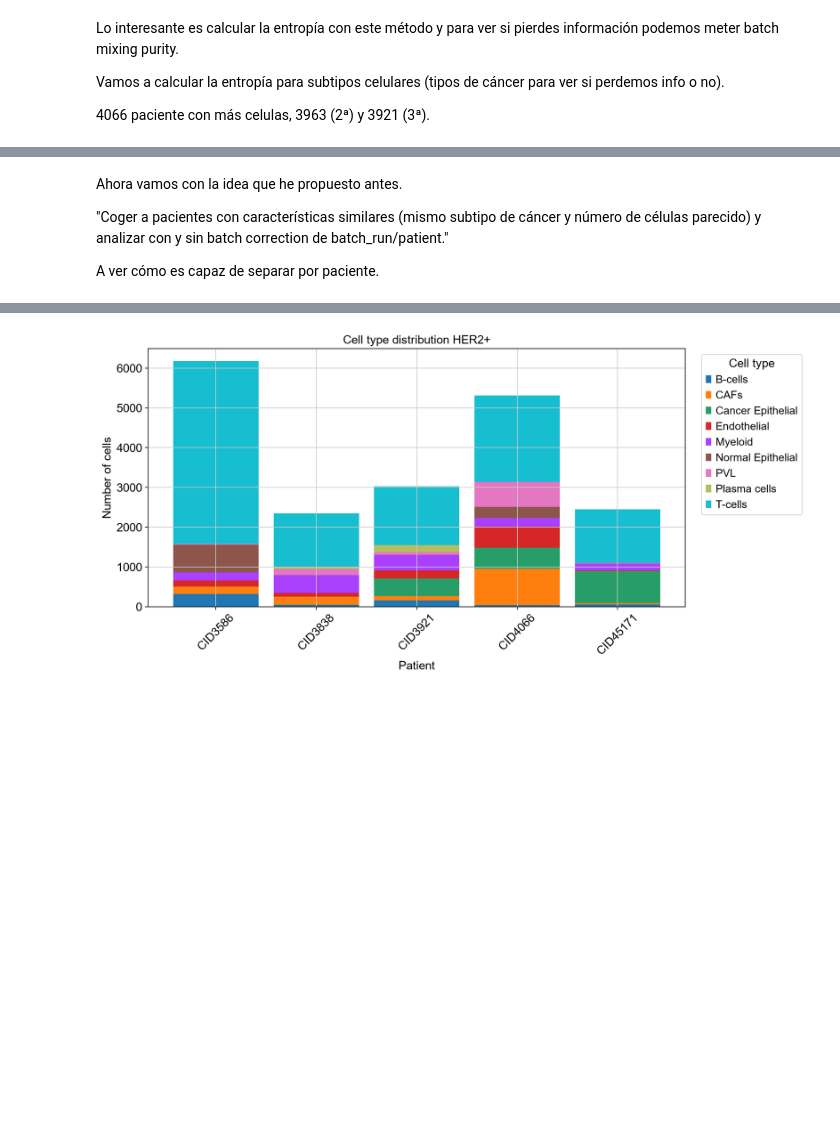
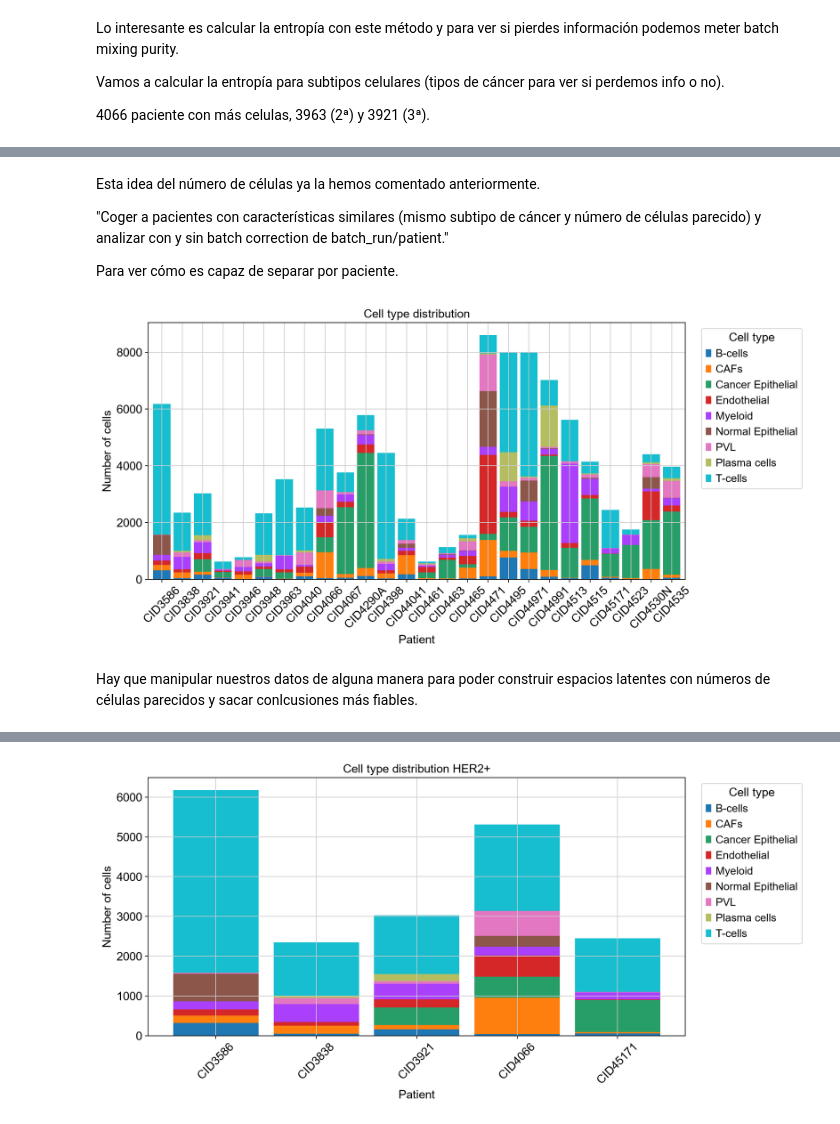
Before and after one commit to alvarodca/DeepGen-Oncology, a Jupyter notebook: Exploratory Notebooks/LDVAE_implementation/scvi_notebook.ipynb, the cells around one changed output, grey strips where cells are left out. Drawn from its saved outputs; the diff is of its cells as text; code cells hidden in the pictures; blank space fills up the shorter version.

```diff
--- a/Exploratory Notebooks/LDVAE_implementation/scvi_notebook.ipynb
+++ b/Exploratory Notebooks/LDVAE_implementation/scvi_notebook.ipynb
@@ -247,2 +154,0 @@ UMAP
-# %%
-adata.obsm["X_scvi_nb"] = model.get_latent_representation(a)
@@ -1447,6 +1275,36 @@ display(entropy_summary)
 # %% [markdown]
-Ahora vamos con la idea que he propuesto antes.
+Esta idea del número de células ya la hemos comentado anteriormente.
 
 "Coger a pacientes con características similares (mismo subtipo de cáncer y número de células parecido) y analizar con y sin batch correction de batch_run/patient."
 
-A ver cómo es capaz de separar por paciente.
+Para ver cómo es capaz de separar por paciente.
+# %%
+cell_counts = pd.crosstab(
+    adata.obs["patient"],
+    adata.obs["celltype"]
+)
+
+# Plot
+ax = cell_counts.plot(
+    kind="bar",
+    stacked=True,
+    figsize=(12, 6),
+    width=0.85
+)
+
+ax.set_title("Cell type distribution")
+ax.set_xlabel("Patient")
+ax.set_ylabel("Number of cells")
+ax.legend(
+    title="Cell type",
+    bbox_to_anchor=(1.02, 1),
+    loc="upper left"
+)
+
+plt.xticks(rotation=45)
+plt.tight_layout()
+plt.show()
+# %% [output]
+[figure, added]
+# %% [markdown]
+Hay que manipular nuestros datos de alguna manera para poder construir espacios latentes con números de células parecidos y sacar conlcusiones más fiables.
```
Also changed, not shown: parts of 78 cells of this notebook, 4 other files.
